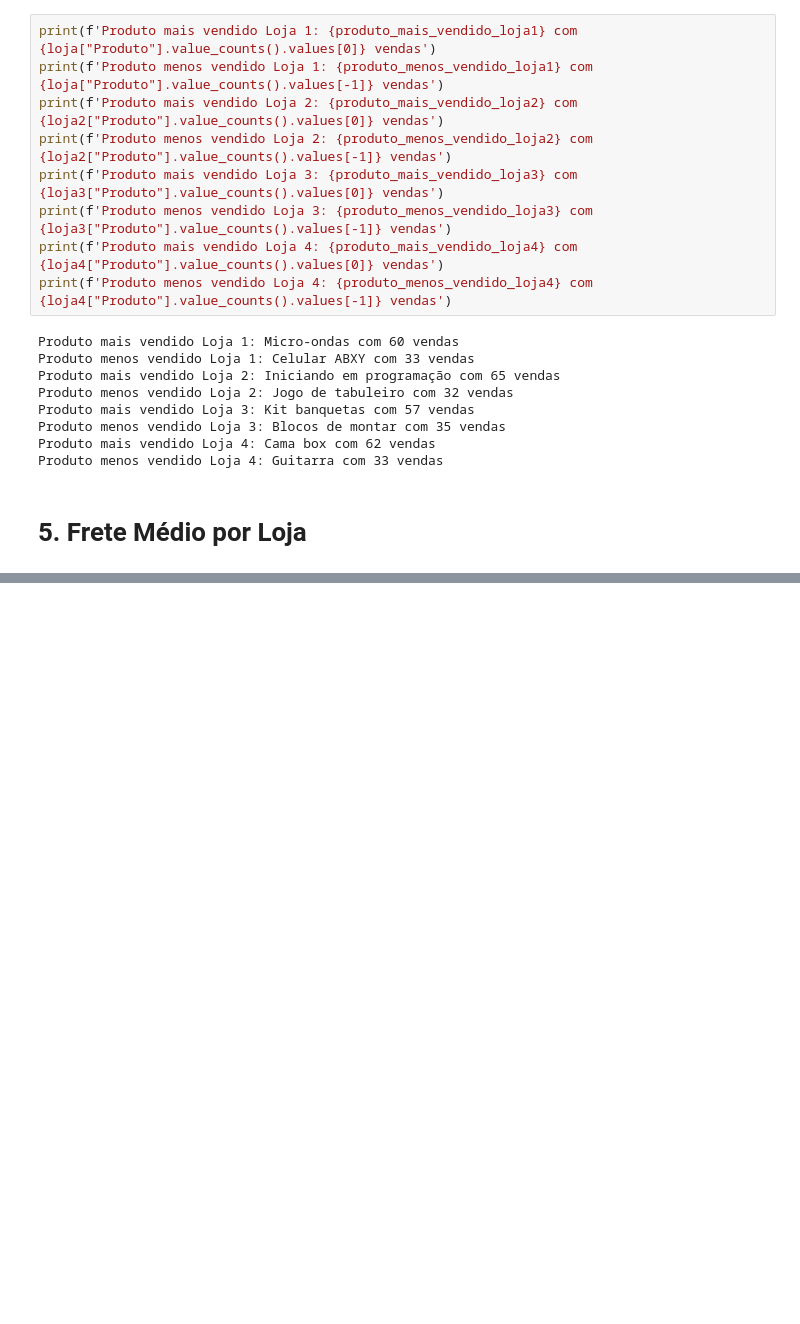
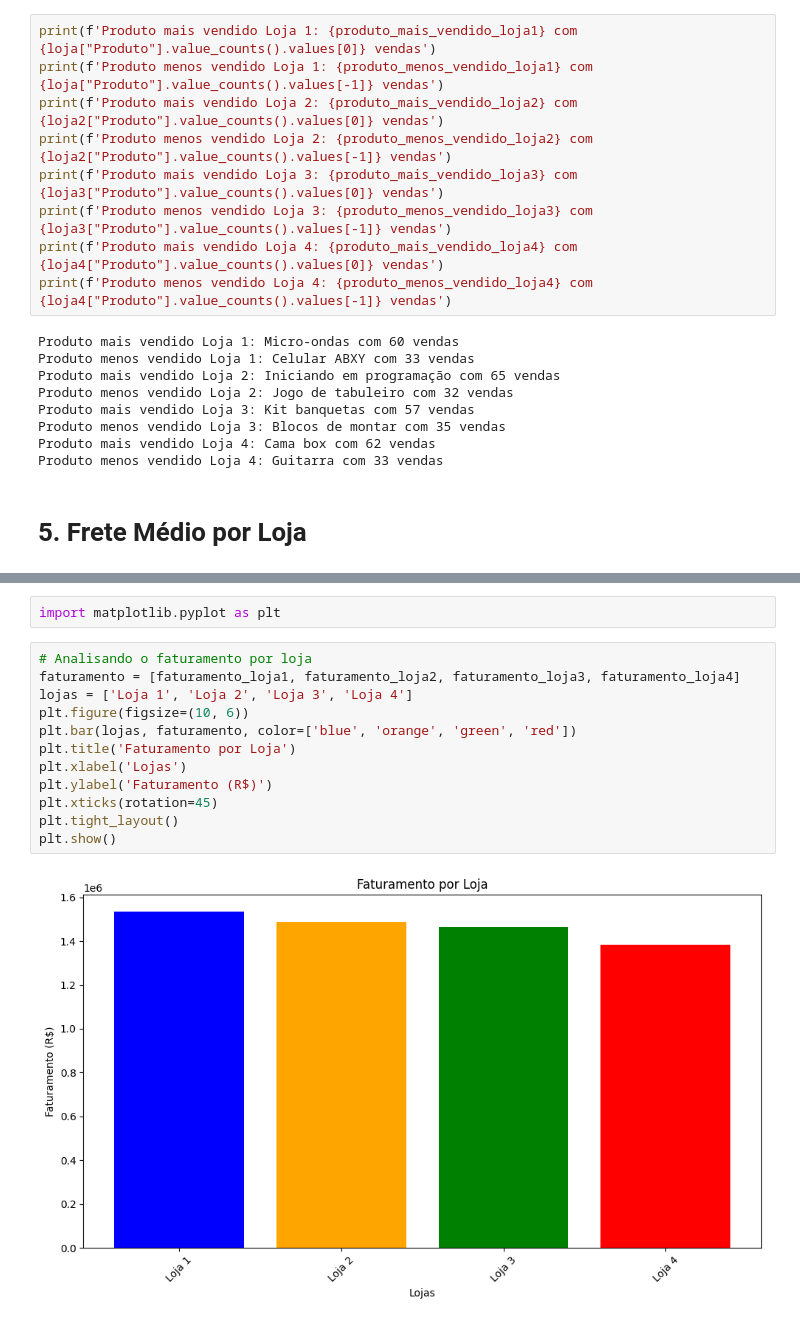
Before and after one commit to euvnovaes/challenge1-alura-data-science, a Jupyter notebook: AluraStoreBr.ipynb, the cells around one changed output, grey strips where cells are left out. Cells and saved outputs as stored; diff of their text form; blank space fills up the shorter version.

```diff
--- a/AluraStoreBr.ipynb
+++ b/AluraStoreBr.ipynb
@@ -105,0 +121,16 @@ Produto menos vendido Loja 4: Guitarra com 33 vendas
+# %%
+import matplotlib.pyplot as plt
+# %%
+# Analisando o faturamento por loja
+faturamento = [faturamento_loja1, faturamento_loja2, faturamento_loja3, faturamento_loja4]
+lojas = ['Loja 1', 'Loja 2', 'Loja 3', 'Loja 4']
+plt.figure(figsize=(10, 6))
+plt.bar(lojas, faturamento, color=['blue', 'orange', 'green', 'red'])
+plt.title('Faturamento por Loja')
+plt.xlabel('Lojas')
+plt.ylabel('Faturamento (R$)')
+plt.xticks(rotation=45)
+plt.tight_layout()
+plt.show()
+# %% [output]
+[figure, added]
```
Also changed, not shown: parts of 7 cells of this notebook.
